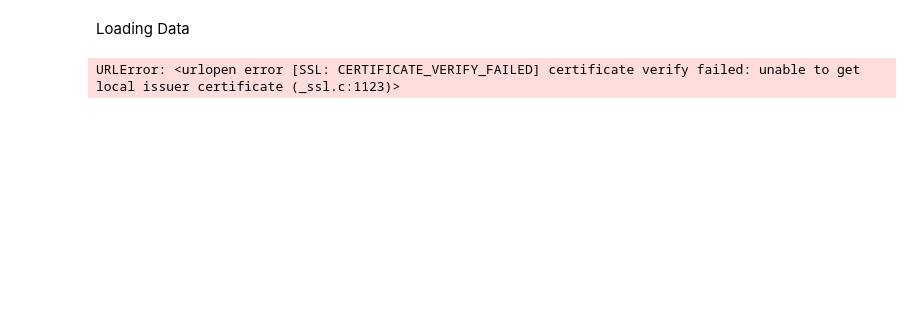
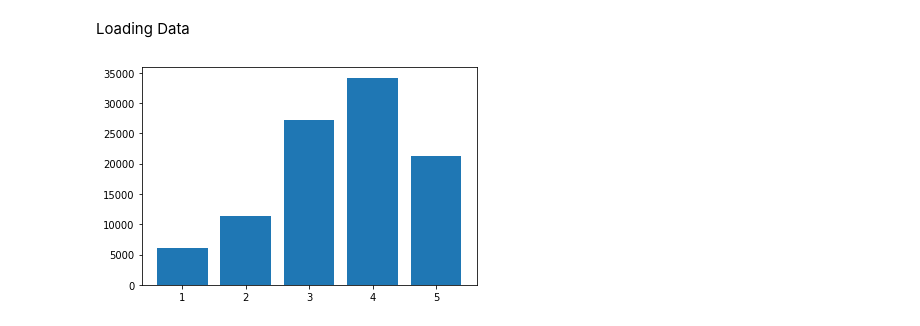
Before and after one commit to eseiner/Miniproject2, a Jupyter notebook: partA.ipynb, the cells around one changed output. Saved outputs shown, nothing was run; the diff lists cells and outputs as text; code cells hidden in the pictures; blank space fills up the shorter version.

```diff
--- a/partA.ipynb
+++ b/partA.ipynb
@@ -5,5 +8,17 @@ Loading Data
 # %%
 # movies = pd.read_csv('https://raw.githubusercontent.com/charlesincharge/Caltech-CS155-2022/main/miniprojects/miniproject2/data/movies.csv')
 # data = pd.read_csv('https://raw.githubusercontent.com/charlesincharge/Caltech-CS155-2022/main/miniprojects/miniproject2/data/data.csv')
+
+movies = pd.read_csv('data/movies.csv')
+data = pd.read_csv('data/data.csv')
-# %% [output]
-URLError: <urlopen error [SSL: CERTIFICATE_VERIFY_FAILED] certificate verify failed: unable to get local issuer certificate (_ssl.c:1123)>
+# %%
+ratings = data['Rating']
+labels = list(range(1, 6, 1))
+freq = [ratings[ratings == i].count() for i in labels]
+plt.bar(labels, freq)
+# plt.xticks(np.arange(1, 6, 1))
+plt.show()
+
+#TODO: Add axis and plot titles
+# %% [output]
+[figure, added]
```
Also changed, not shown: parts of 3 cells of this notebook.
